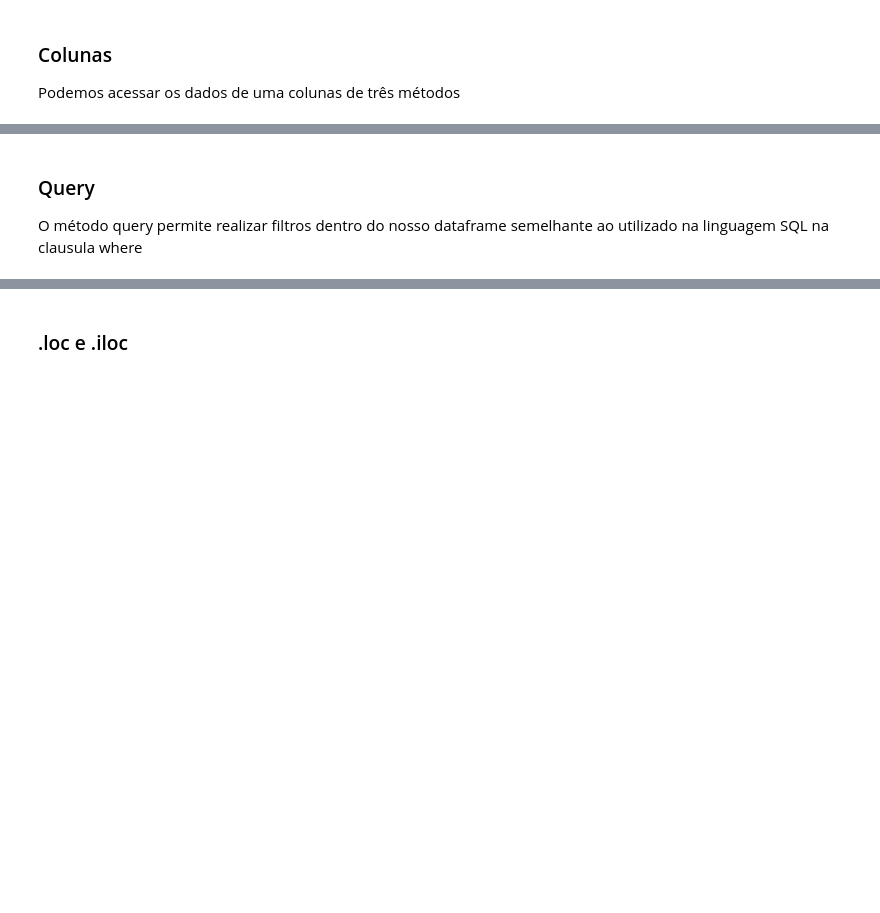
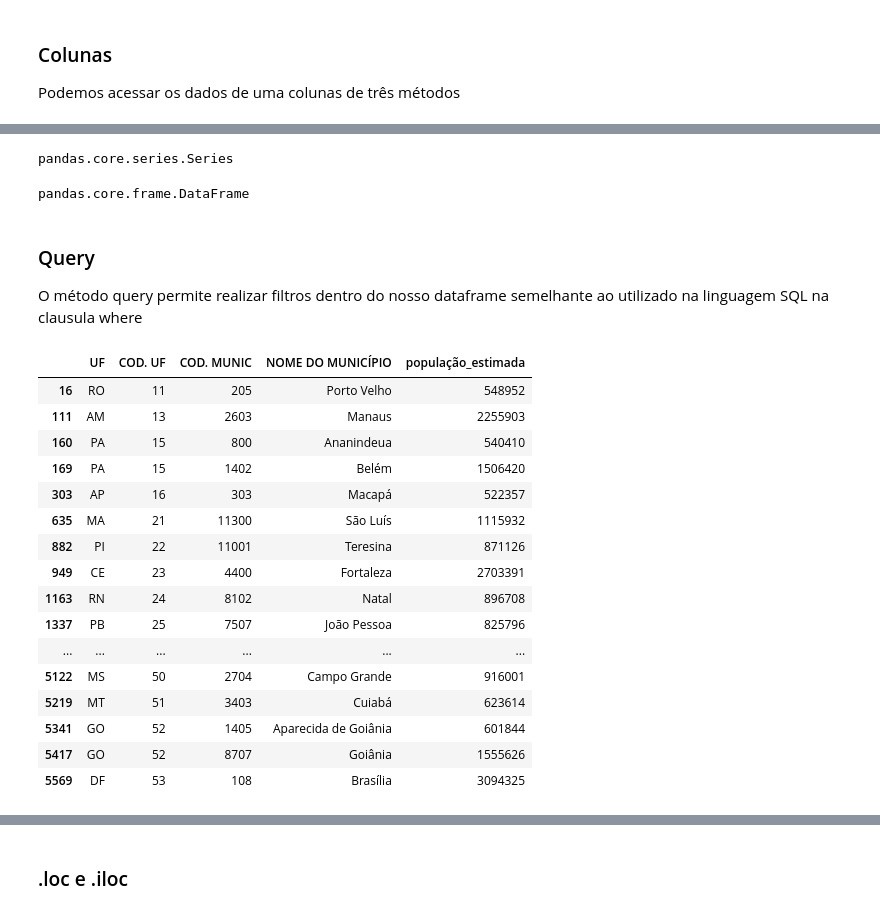
Before and after one commit to orafaelvinicius/Ada_tech, a Jupyter notebook: Tecnicas de programação I/Aula 5/Aula 5 - Pandas (EDA).ipynb, the cells around one changed output, grey strips where cells are left out. Saved outputs shown, nothing was run; the diff lists cells and outputs as text; code cells hidden in the pictures; blank space fills up the shorter version.

```diff
--- a/Tecnicas de programação I/Aula 5/Aula 5 - Pandas (EDA).ipynb
+++ b/Tecnicas de programação I/Aula 5/Aula 5 - Pandas (EDA).ipynb
@@ -70,3 +200,4 @@ df = pd.read_table('./dados/dados_parciais.txt', sep=';', decimal=',')
 ### Importando novo Dataframe
 # %%
 # importando o dataframe de municípios
+df_minu = pd.read_table('../Pasta Geral/dados/populacao_brasileira_por_municipio.txt', sep=';', thousands='.')
@@ -77,8 +247,38 @@ Podemos acessar os dados de uma colunas de três métodos
+# %%
+type(df_minu.UF)
+# %% [output]
+pandas.core.series.Series
+# %%
+type(df_minu[['UF']])
+# %% [output]
+pandas.core.frame.DataFrame
 # %%
 # terceira forma - retorna um dataframe
+# %%
+df_minu.rename(columns={'POPULAÇÃO ESTIMADA':'população_estimada'}, inplace=True)
 # %% [markdown]
 ### Query
 
 O método query permite realizar filtros dentro do nosso dataframe semelhante ao utilizado na linguagem SQL na clausula where
 # %%
 # quero saber quais cidades tem população urbana > 500000
+
+df_minu.query('população_estimada > 500000')
+# %% [output]
+|  | UF | COD. UF | COD. MUNIC | NOME DO MUNICÍPIO | população_estimada |
+| 16 | RO | 11 | 205 | Porto Velho | 548952 |
+| 111 | AM | 13 | 2603 | Manaus | 2255903 |
+| 160 | PA | 15 | 800 | Ananindeua | 540410 |
+| 169 | PA | 15 | 1402 | Belém | 1506420 |
+| 303 | AP | 16 | 303 | Macapá | 522357 |
+| 635 | MA | 21 | 11300 | São Luís | 1115932 |
+| 882 | PI | 22 | 11001 | Teresina | 871126 |
+| 949 | CE | 23 | 4400 | Fortaleza | 2703391 |
+| 1163 | RN | 24 | 8102 | Natal | 896708 |
+| 1337 | PB | 25 | 7507 | João Pessoa | 825796 |
+| ... | ... | ... | ... | ... | ... |
+| 5122 | MS | 50 | 2704 | Campo Grande | 916001 |
+| 5219 | MT | 51 | 3403 | Cuiabá | 623614 |
+| 5341 | GO | 52 | 1405 | Aparecida de Goiânia | 601844 |
+| 5417 | GO | 52 | 8707 | Goiânia | 1555626 |
+| 5569 | DF | 53 | 108 | Brasília | 3094325 |
```
Also changed, not shown: parts of 57 cells of this notebook.
